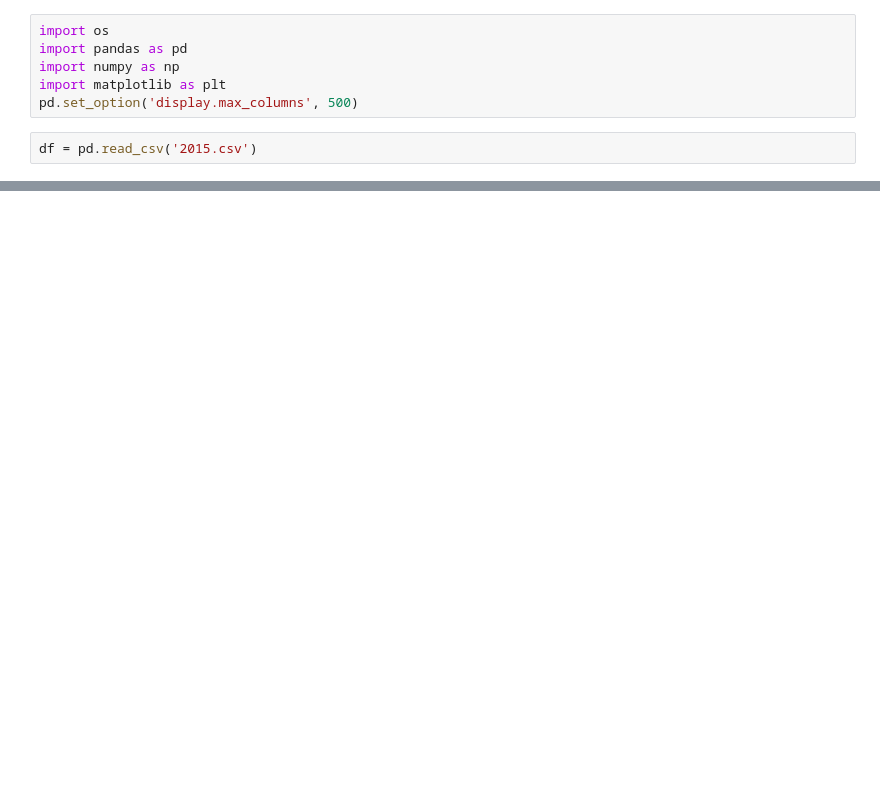
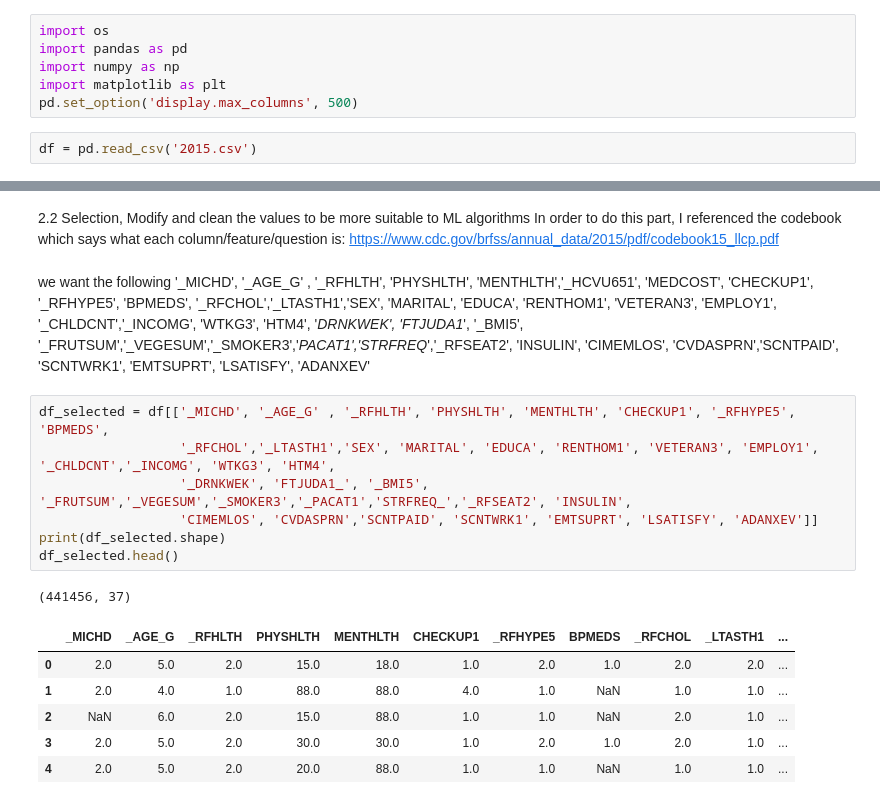
Before and after one commit to A-Refaie/DS_project, a Jupyter notebook: Heart_deasease_analysis.ipynb, the cells around one changed output, grey strips where cells are left out. Saved outputs shown, nothing was run; the diff lists cells and outputs as text; blank space fills up the shorter version.

```diff
--- a/Heart_deasease_analysis.ipynb
+++ b/Heart_deasease_analysis.ipynb
@@ -20,0 +18,25 @@ df.head()
+# %% [markdown]
+2.2 Selection, Modify and clean the values to be more suitable to ML algorithms
+In order to do this part, I referenced the codebook which says what each column/feature/question is: https://www.cdc.gov/brfss/annual_data/2015/pdf/codebook15_llcp.pdf
+# %% [markdown]
+we want the following
+'_MICHD',
+'_AGE_G' , '_RFHLTH', 'PHYSHLTH', 'MENTHLTH','_HCVU651', 'MEDCOST', 'CHECKUP1', '_RFHYPE5', 'BPMEDS',
+                  '_RFCHOL','_LTASTH1','SEX', 'MARITAL', 'EDUCA', 'RENTHOM1', 'VETERAN3', 'EMPLOY1', '_CHLDCNT','_INCOMG', 'WTKG3', 'HTM4',
+                  '_DRNKWEK', 'FTJUDA1_', '_BMI5', '_FRUTSUM','_VEGESUM','_SMOKER3','_PACAT1','STRFREQ_','_RFSEAT2', 'INSULIN',
+                  'CIMEMLOS', 'CVDASPRN','SCNTPAID', 'SCNTWRK1', 'EMTSUPRT', 'LSATISFY', 'ADANXEV'
+# %%
+df_selected = df[['_MICHD', '_AGE_G' , '_RFHLTH', 'PHYSHLTH', 'MENTHLTH', 'CHECKUP1', '_RFHYPE5', 'BPMEDS',
+                  '_RFCHOL','_LTASTH1','SEX', 'MARITAL', 'EDUCA', 'RENTHOM1', 'VETERAN3', 'EMPLOY1', '_CHLDCNT','_INCOMG', 'WTKG3', 'HTM4',
+                  '_DRNKWEK', 'FTJUDA1_', '_BMI5', '_FRUTSUM','_VEGESUM','_SMOKER3','_PACAT1','STRFREQ_','_RFSEAT2', 'INSULIN',
+                  'CIMEMLOS', 'CVDASPRN','SCNTPAID', 'SCNTWRK1', 'EMTSUPRT', 'LSATISFY', 'ADANXEV']]
+print(df_selected.shape)
+df_selected.head()
+# %% [output]
+(441456, 37)
+|  | _MICHD | _AGE_G | _RFHLTH | PHYSHLTH | MENTHLTH | CHECKUP1 | _RFHYPE5 | BPMEDS | _RFCHOL | _LTASTH1 | ... |
+| 0 | 2.0 | 5.0 | 2.0 | 15.0 | 18.0 | 1.0 | 2.0 | 1.0 | 2.0 | 2.0 | ... |
+| 1 | 2.0 | 4.0 | 1.0 | 88.0 | 88.0 | 4.0 | 1.0 | NaN | 1.0 | 1.0 | ... |
+| 2 | NaN | 6.0 | 2.0 | 15.0 | 88.0 | 1.0 | 1.0 | NaN | 2.0 | 1.0 | ... |
+| 3 | 2.0 | 5.0 | 2.0 | 30.0 | 30.0 | 1.0 | 2.0 | 1.0 | 2.0 | 1.0 | ... |
+| 4 | 2.0 | 5.0 | 2.0 | 20.0 | 88.0 | 1.0 | 1.0 | NaN | 1.0 | 1.0 | ... |
```
Also changed, not shown: parts of 7 cells of this notebook.
